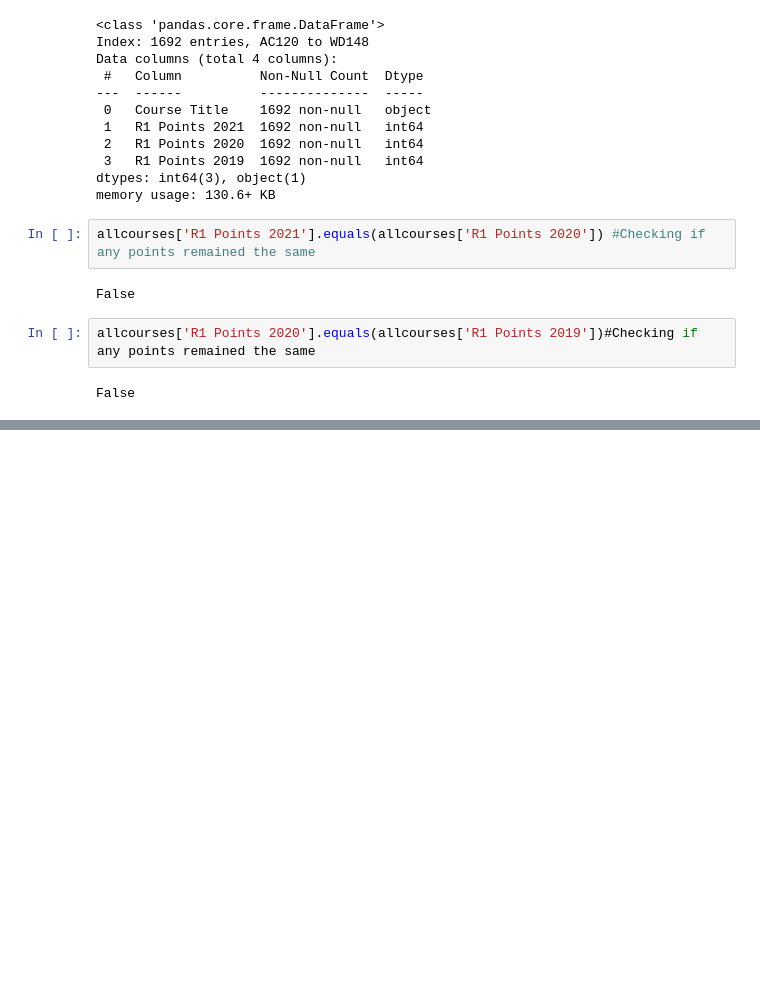
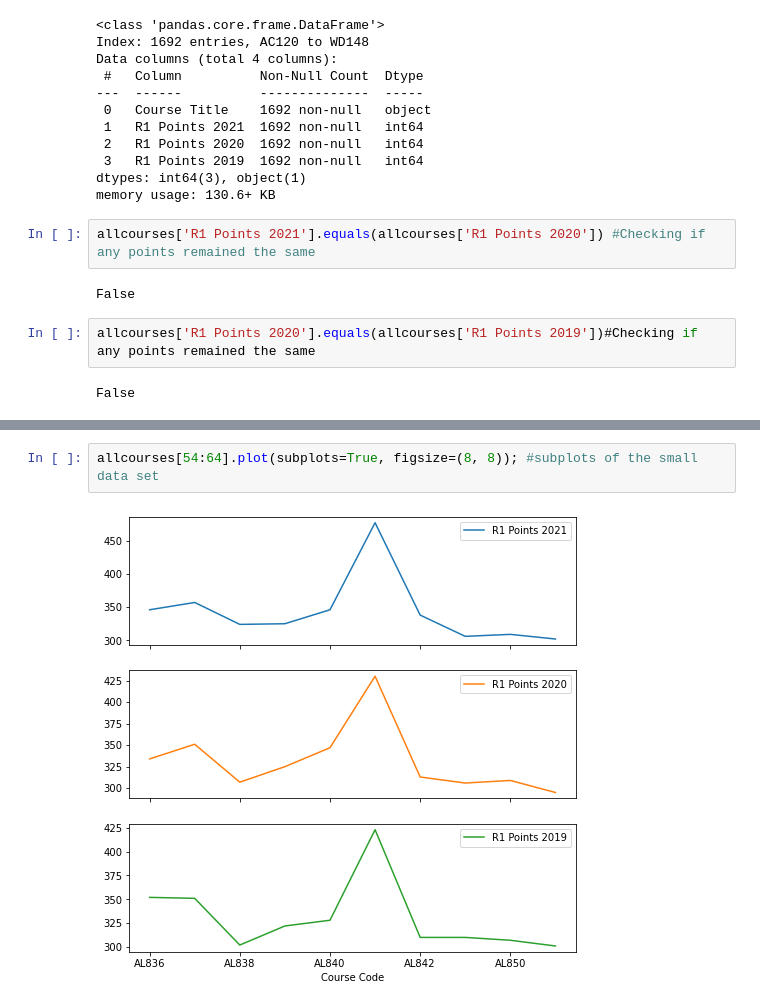
Before and after one commit to Cossie01/Fundamentals-of-Data-Analysis-Assessment, a Jupyter notebook: cao.ipynb, the cells around one changed output, grey strips where cells are left out. Drawn from its saved outputs; the diff is of its cells as text; blank space fills up the shorter version.

```diff
--- a/cao.ipynb
+++ b/cao.ipynb
@@ -990,0 +1006,4 @@ allcourses['Diff'] = np.where(allcourses['R1 Points 2021'] == allcourses['R1 Poi
+# %%
+allcourses[54:64].plot(subplots=True, figsize=(8, 8)); #subplots of the small data set
+# %% [output]
+[figure, added]
```
Also changed, not shown: parts of 30 cells of this notebook, 19 other files.
